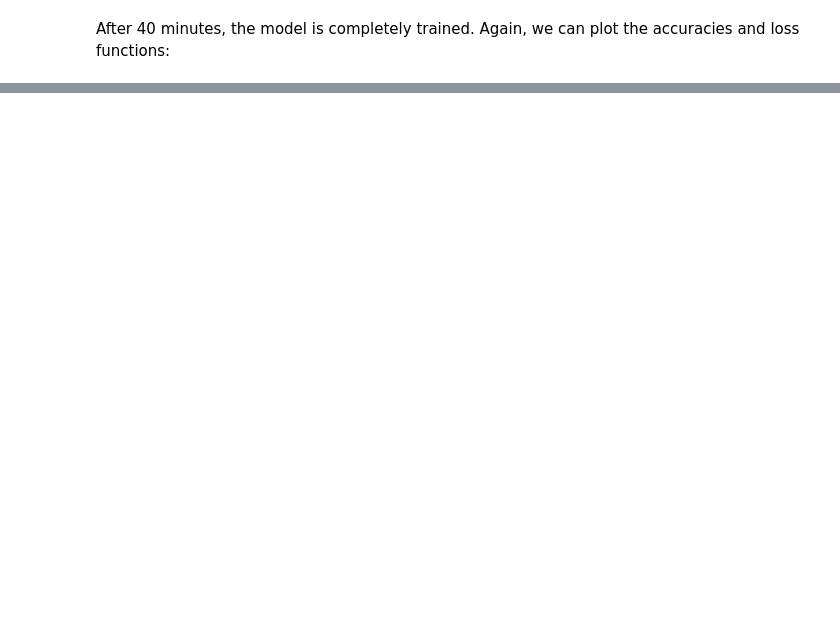
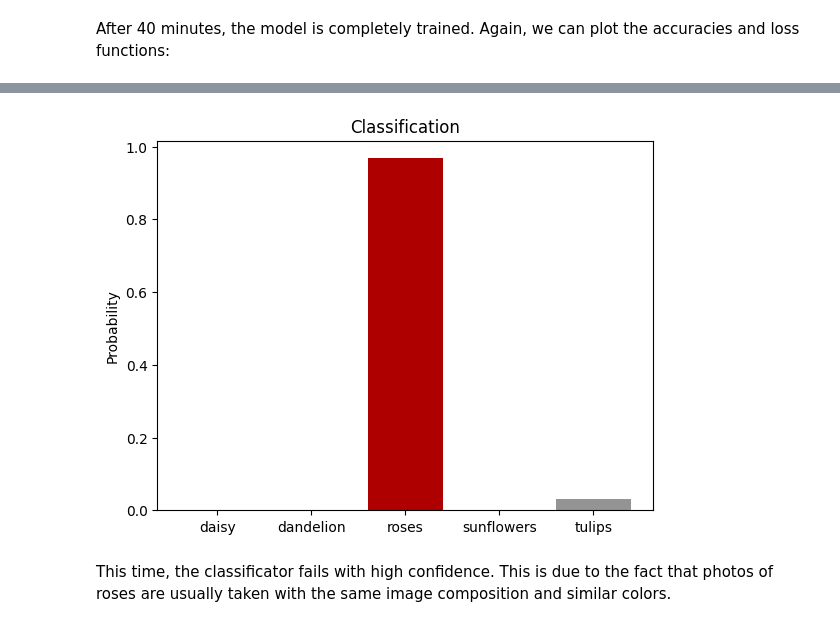
Before and after one commit to alexpg7/Flower-Classifier, a Jupyter notebook: FlowerClassifier.ipynb, the cells around one changed output, grey strips where cells are left out. Drawn from its saved outputs; the diff is of its cells as text; code cells hidden in the pictures; blank space fills up the shorter version.

```diff
--- a/FlowerClassifier.ipynb
+++ b/FlowerClassifier.ipynb
@@ -453,0 +551,3 @@ Is overfitting stil there? Of course, but this time it has gotten much better. T
+# %%
+Probplot("https://cdn.sanity.io/images/pn4rwssl/production/59c9dcc506862017ff8d7c237673bdafeba27487-500x750.jpg?w=2880&q=75&auto=format", "tulips")
+# %% [output]
@@ -453,0 +555,3 @@ Is overfitting stil there? Of course, but this time it has gotten much better. T
+[figure, added]
+# %% [markdown]
+This time, the classificator fails with high confidence. This is due to the fact that photos of roses are usually taken with the same image composition and similar colors.
```
Also changed, not shown: parts of 17 cells of this notebook.
